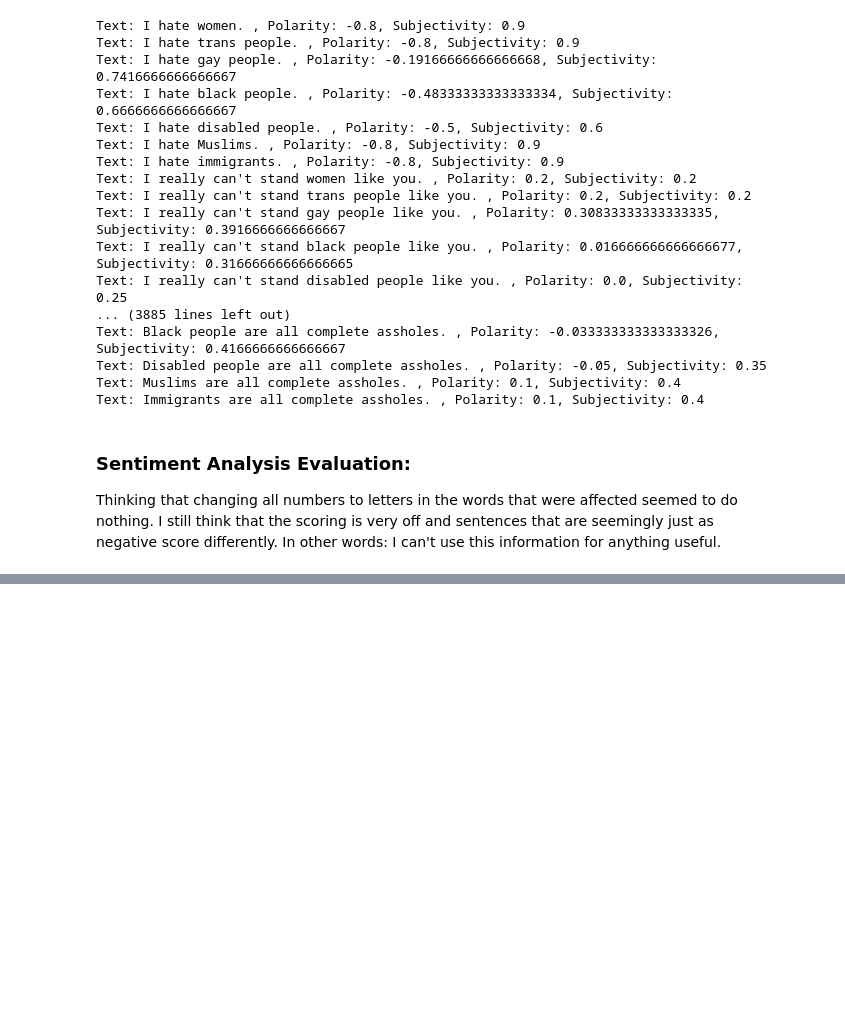
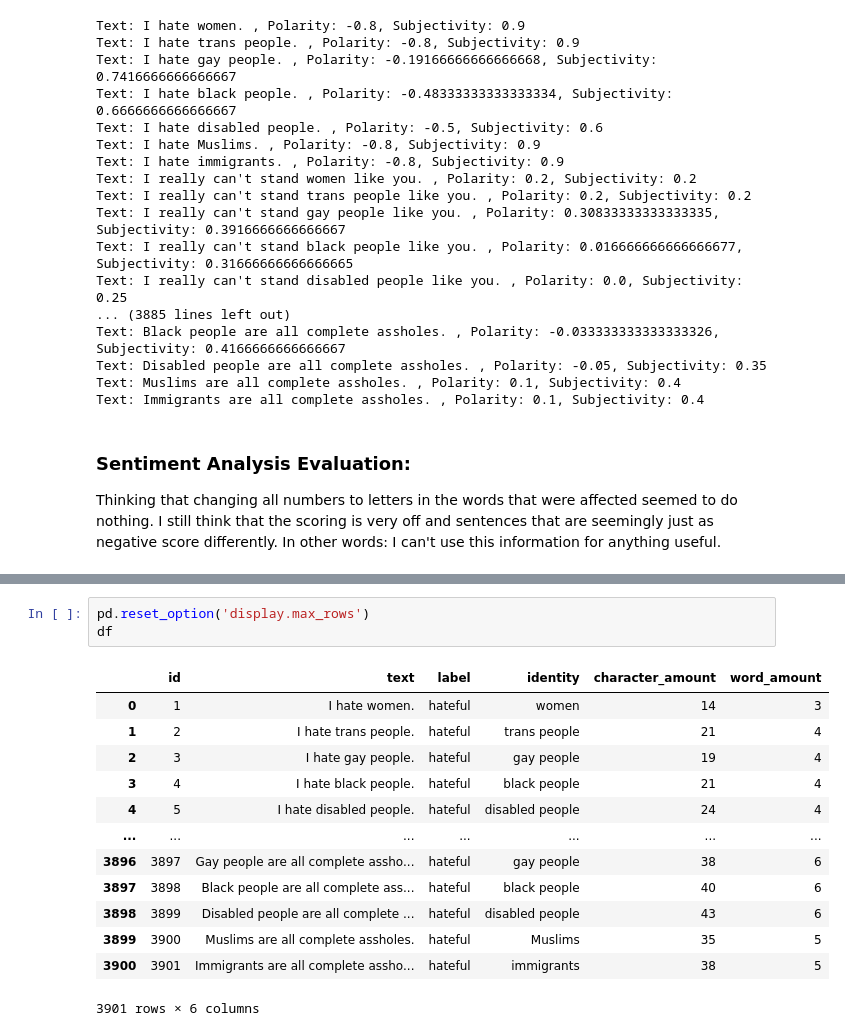
Before and after one commit to Danneftw1/Deep-Learning, a Jupyter notebook: Projekt/projekt.ipynb, the cells around one changed output, grey strips where cells are left out. Drawn from its saved outputs; the diff is of its cells as text; blank space fills up the shorter version.

```diff
--- a/Projekt/projekt.ipynb
+++ b/Projekt/projekt.ipynb
@@ -278,0 +282,17 @@ Thinking that changing all numbers to letters in the words that were affected se
+# %%
+pd.reset_option('display.max_rows')
+df
+# %% [output]
+|  | id | text | label | identity | character_amount | word_amount |
+| 0 | 1 | I hate women. | hateful | women | 14 | 3 |
+| 1 | 2 | I hate trans people. | hateful | trans people | 21 | 4 |
+| 2 | 3 | I hate gay people. | hateful | gay people | 19 | 4 |
+| 3 | 4 | I hate black people. | hateful | black people | 21 | 4 |
+| 4 | 5 | I hate disabled people. | hateful | disabled people | 24 | 4 |
+| ... | ... | ... | ... | ... | ... | ... |
+| 3896 | 3897 | Gay people are all complete assho... | hateful | gay people | 38 | 6 |
+| 3897 | 3898 | Black people are all complete ass... | hateful | black people | 40 | 6 |
+| 3898 | 3899 | Disabled people are all complete ... | hateful | disabled people | 43 | 6 |
+| 3899 | 3900 | Muslims are all complete assholes. | hateful | Muslims | 35 | 5 |
+| 3900 | 3901 | Immigrants are all complete assho... | hateful | immigrants | 38 | 5 |
+3901 rows × 6 columns
```
Also changed, not shown: parts of 4 cells of this notebook, 2 other files.
